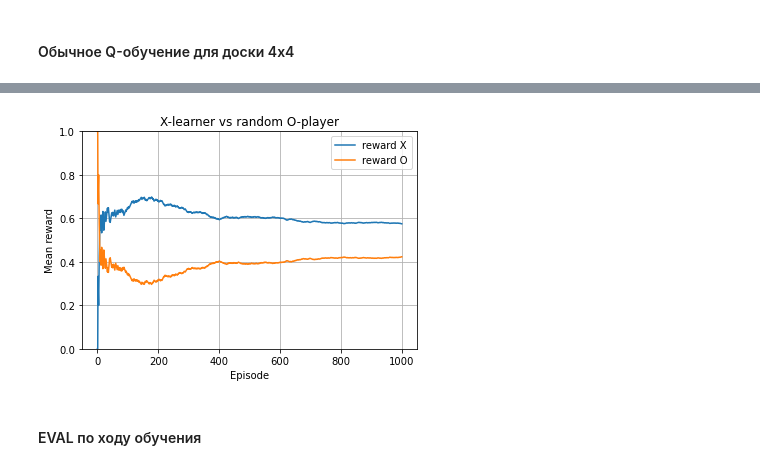
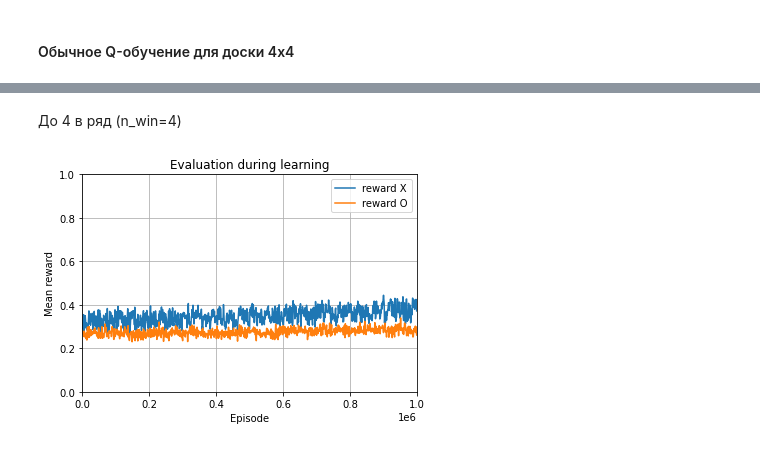
Before and after one commit to GreasyGoose/dl_adv, a Jupyter notebook: hw2/HW2_tictactoe.ipynb, the cells around one changed output, grey strips where cells are left out. Cells and saved outputs as stored; diff of their text form; code cells hidden in the pictures.

```diff
--- a/hw2/HW2_tictactoe.ipynb
+++ b/hw2/HW2_tictactoe.ipynb
@@ -262,15 +338,0 @@ plot_mean_reward(reward_history[-1000:], title = "Random players")
-# %%
-plot_mean_reward(reward_history[-1000:], title = "X-learner vs random O-player")
-# %% [output]
-[figure, removed]
-# %% [markdown]
-#### EVAL по ходу обучения
-# %%
-def learn_and_evaluate(env, Q_x, Q_y, num_of_episodes=1000):
-    reward_history = []
-    for i in tqdm(range(num_of_episodes)):
-        Q_x, Q_y, _ = Q_learning_episode(env, Q_x, Q_y, alpha=0.05, epsilon=0.2, gamma=0.9 )
-        if i % 100 == 0:
-            reward_history.append([evaluate(env, Q_x, None, 100),
-                                   evaluate(env, None, Q_y, 100)])
-    return np.array(reward_history)
@@ -325,6 +339,18 @@ def play_episode(env, Q_x=None, Q_y=None):
+# %% [markdown]
+До 4 в ряд (n_win=4)
 # %%
-env = TicTacToe(n_rows=4, n_cols=4, n_win=3)
+env = TicTacToe(n_rows=4, n_cols=4, n_win=4)
+"""
+Set Q = None for random player
+    Q = {} or learner
+index x is for X-player, y is for O-player
+"""
 Q_x = {}
 Q_y = {}
-num_of_episodes = int(1e5)
-reward_history = learn_and_evaluate(env, Q_x, Q_y, num_of_episodes)
+
+num_of_episodes = int(1e6)
+eval_sampling = 1000
+reward_history = learn_and_evaluate(env, Q_x, Q_y, num_of_learning_episodes=num_of_episodes, num_of_eval_episodes=1000, eval_sampling=eval_sampling)
+plot_eval_history(reward_history, num_of_episodes, eval_sampling)
+# %% [output]
+[figure, added]
```
Also changed, not shown: parts of 27 cells of this notebook.
